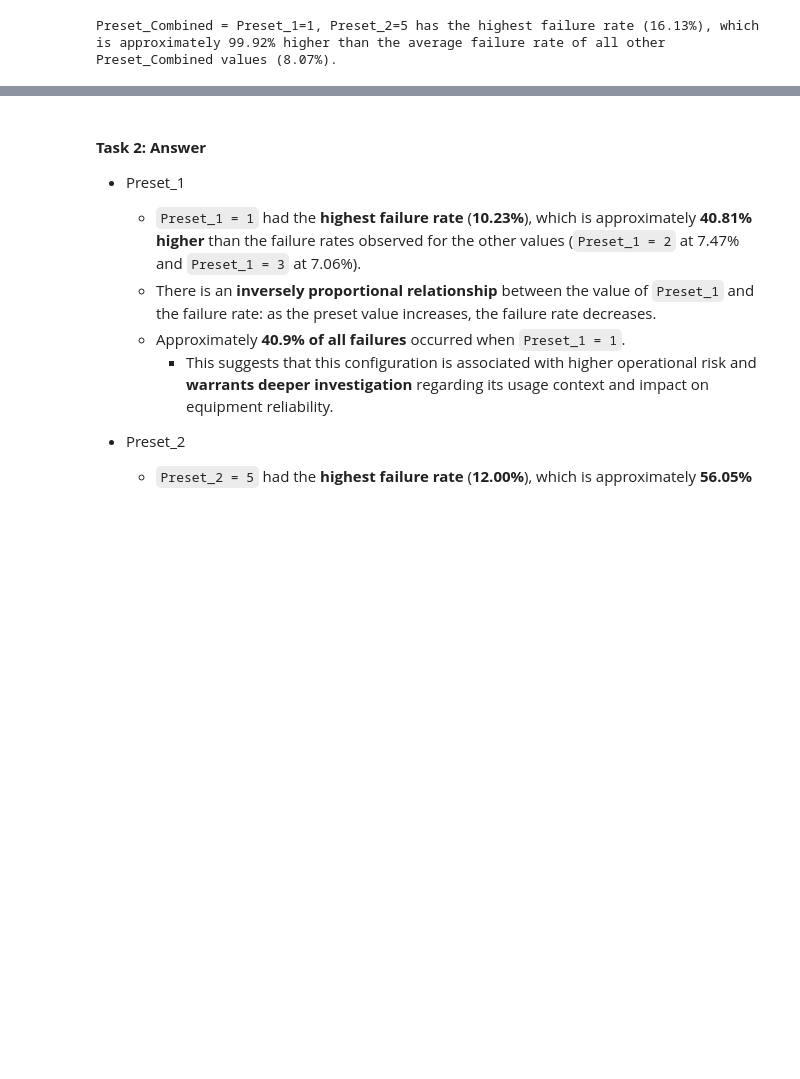
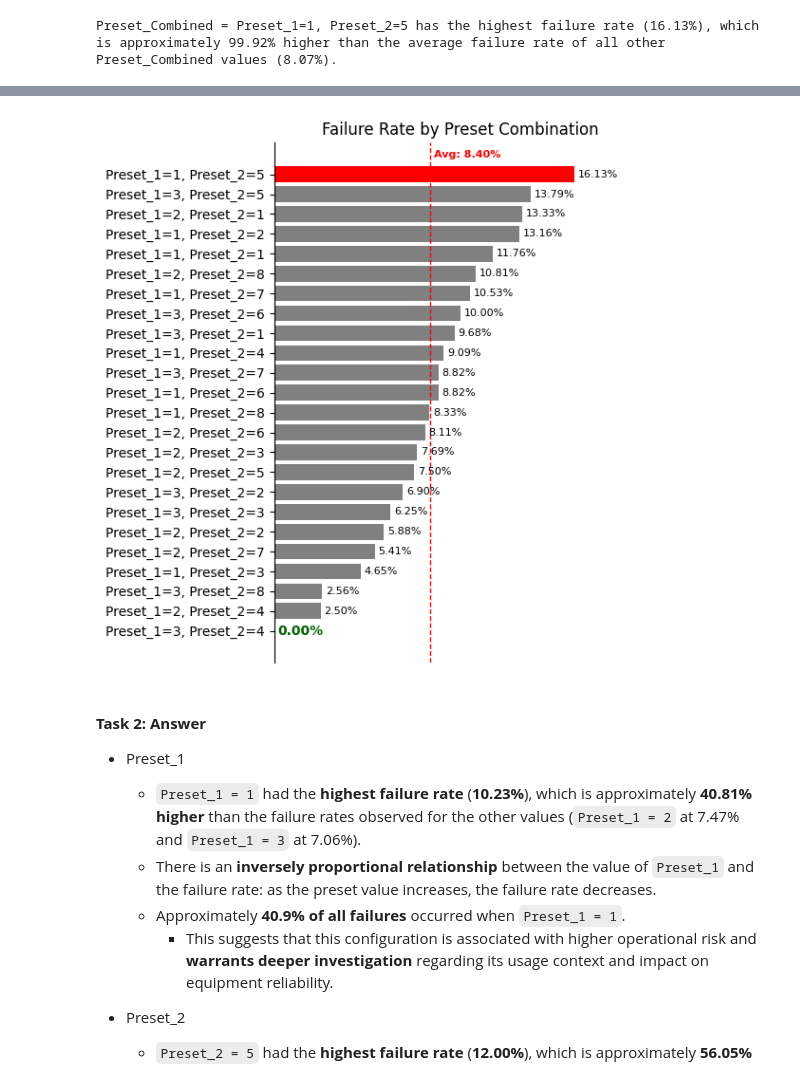
Before and after one commit to luizoaf/shape, a Jupyter notebook: luiz_alves_teste_shape.ipynb, the cells around one changed output, grey strips where cells are left out. Drawn from its saved outputs; the diff is of its cells as text; code cells hidden in the pictures; blank space fills up the shorter version.

Commit message:
Complete Task 2 with visual analysis of failure rates by preset combination

```diff
--- a/luiz_alves_teste_shape.ipynb
+++ b/luiz_alves_teste_shape.ipynb
@@ -219,3 +240,73 @@ Preset_Combined = Preset_1=1, Preset_2=5 has the highest failure rate (16.13%),
+# %%
+import pandas as pd
+import matplotlib.pyplot as plt
+
+
+# Generates a failure rate chart by preset combination, highlighting extremes
+def plot_failure_rate_by_combination(df: pd.DataFrame) -> None:
+    df_plot = df.copy().sort_values("failure_rate", ascending=False)
+    max_rate: float = df_plot["failure_rate"].max()
+    avg_rate: float = df_plot["failure_rate"].mean()
+
+    colors: list[str] = [
+        "red" if rate == max_rate else "gray" if rate > 0 else "darkgreen"
+        for rate in df_plot["failure_rate"]
+    ]
+
+    plt.figure(figsize=(6, 6))
+    bars = plt.barh(df_plot["Preset_Combined"], df_plot["failure_rate"], color=colors)
+
+    # Adds percentage labels on the bars
+    for bar, rate in zip(bars, df_plot["failure_rate"]):
+        width = bar.get_width()
+        color = "darkgreen" if rate == 0 else "black"
+        weight = "bold" if rate == 0 else "normal"
+        size = 10 if rate == 0 else 8
+
+        plt.text(
+            width + 0.002,
+            bar.get_y() + bar.get_height() / 2,
+            f"{width:.2%}",
+            va="center",
+            fontsize=size,
+            color=color,
+            fontweight=weight,
+        )
+
+    # Draws a dashed red line for the average failure rate
+    plt.axvline(avg_rate, color="red", linestyle="--", linewidth=1)
+    plt.text(
+        avg_rate + 0.002,
+        -0.85,
+        f"Avg: {avg_rate:.2%}",
+        color="red",
+        fontsize=8,
+        fontweight="bold",
+    )
+
+    # Remove X-axis labels and ticks
+    plt.xticks([])
+    plt.xlabel("")
+    plt.xlim(0, 0.2)
+    plt.title("Failure Rate by Preset Combination")
+
+    ax = plt.gca()
+    ax.spines["top"].set_visible(False)
+    ax.spines["bottom"].set_visible(False)
+    ax.spines["right"].set_visible(False)
+
+    # Optional: horizontal grid lines
+    # ax.yaxis.grid(True, linestyle="--", color="lightgray")
+    # ax.tick_params(left=False)
+
+    ax.invert_yaxis()
+    plt.tight_layout()
+    plt.show()
+
+
+plot_failure_rate_by_combination(table_combined)
+# %% [output]
+[figure, added]
 # %% [markdown]
 #### **Task 2: Answer**
 
```
Also changed, not shown: parts of 2 cells of this notebook.
